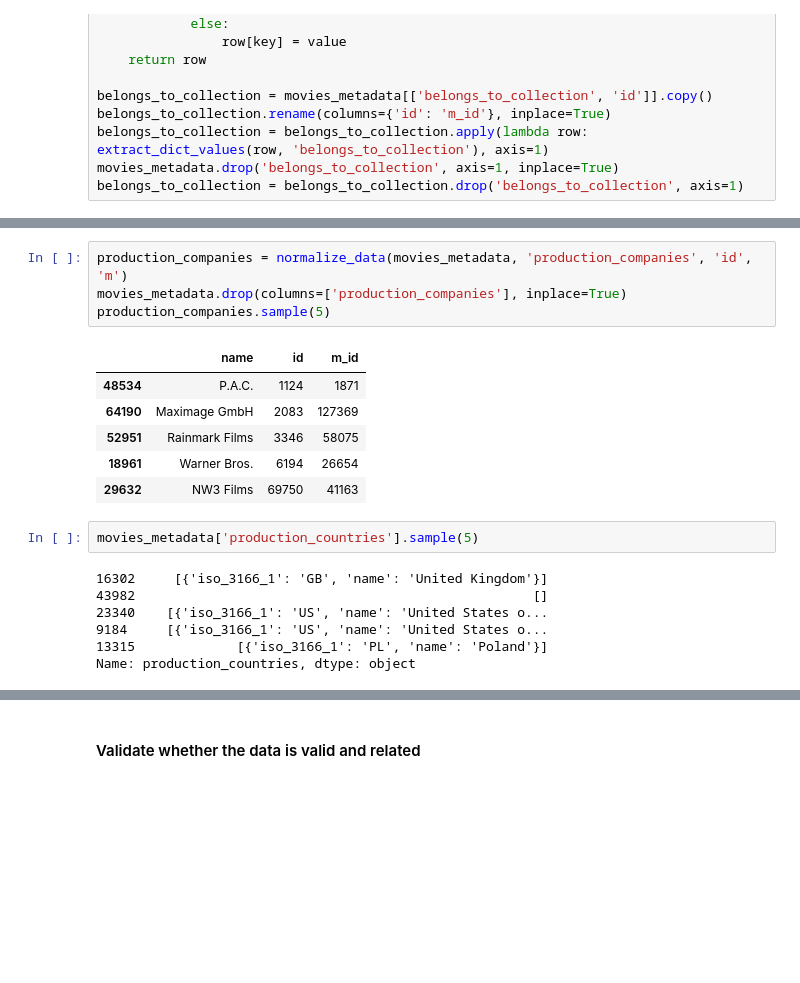
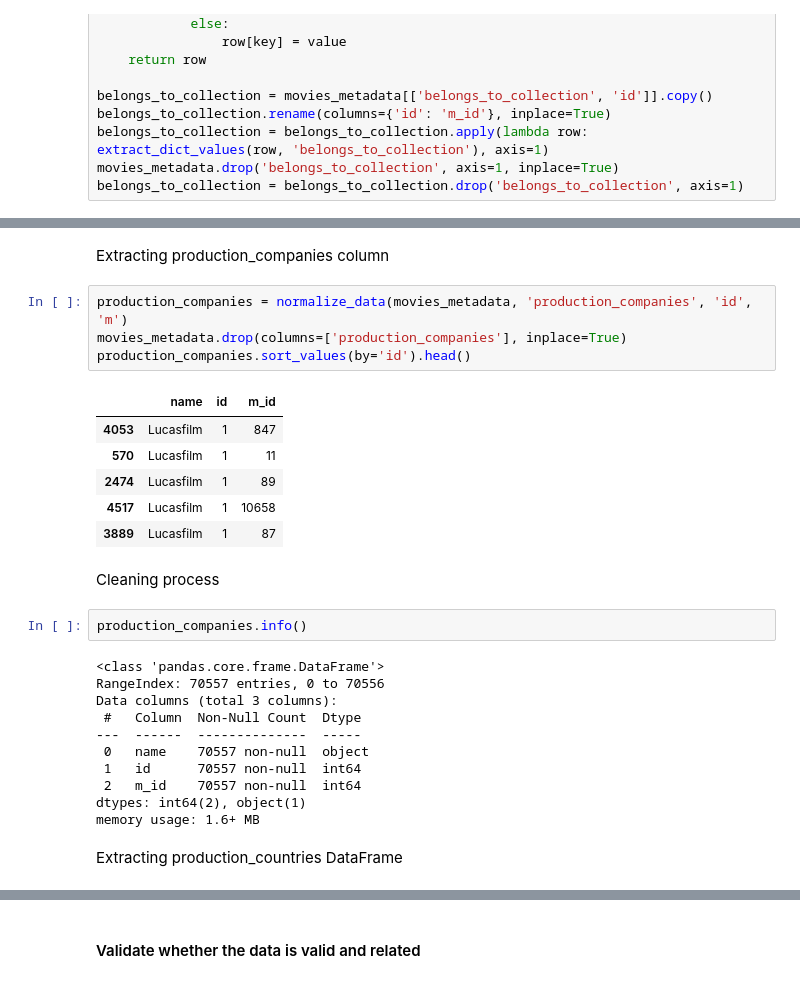
Before and after one commit to iqbalzain99/Movies-Dataflow-and-Analysis-DE-Portfolio, a Jupyter notebook: movies_data_processing.ipynb, the cells around one changed output, grey strips where cells are left out. Saved outputs shown, nothing was run; the diff lists cells and outputs as text; blank space fills up the shorter version.

Commit message:
Completing data processing stage on the ipynb

```diff
--- a/movies_data_processing.ipynb
+++ b/movies_data_processing.ipynb
@@ -257,23 +592,33 @@ genres.sample(5)
+# %% [markdown]
+Extracting production_companies column
 # %%
 production_companies = normalize_data(movies_metadata, 'production_companies', 'id', 'm')
 movies_metadata.drop(columns=['production_companies'], inplace=True)
-production_companies.sample(5)
+production_companies.sort_values(by='id').head()
 # %% [output]
 |  | name | id | m_id |
-| 48534 | P.A.C. | 1124 | 1871 |
-| 64190 | Maximage GmbH | 2083 | 127369 |
-| 52951 | Rainmark Films | 3346 | 58075 |
-| 18961 | Warner Bros. | 6194 | 26654 |
-| 29632 | NW3 Films | 69750 | 41163 |
+| 4053 | Lucasfilm | 1 | 847 |
+| 570 | Lucasfilm | 1 | 11 |
+| 2474 | Lucasfilm | 1 | 89 |
+| 4517 | Lucasfilm | 1 | 10658 |
+| 3889 | Lucasfilm | 1 | 87 |
-# %%
-movies_metadata['production_countries'].sample(5)
-# %% [output]
-16302     [{'iso_3166_1': 'GB', 'name': 'United Kingdom'}]
-43982                                                   []
-23340    [{'iso_3166_1': 'US', 'name': 'United States o...
-9184     [{'iso_3166_1': 'US', 'name': 'United States o...
-13315             [{'iso_3166_1': 'PL', 'name': 'Poland'}]
-Name: production_countries, dtype: object
+# %% [markdown]
+Cleaning process
+# %%
+production_companies.info()
+# %% [output]
+<class 'pandas.core.frame.DataFrame'>
+RangeIndex: 70557 entries, 0 to 70556
+Data columns (total 3 columns):
+ #   Column  Non-Null Count  Dtype
+---  ------  --------------  -----
+ 0   name    70557 non-null  object
+ 1   id      70557 non-null  int64
+ 2   m_id    70557 non-null  int64
+dtypes: int64(2), object(1)
+memory usage: 1.6+ MB
+# %% [markdown]
+Extracting production_countries DataFrame
 # %%
 production_countries = normalize_data(movies_metadata, 'production_countries', 'id', 'm')
 movies_metadata.drop(columns=['production_countries'], inplace=True)
```
Also changed, not shown: parts of 68 cells of this notebook.
